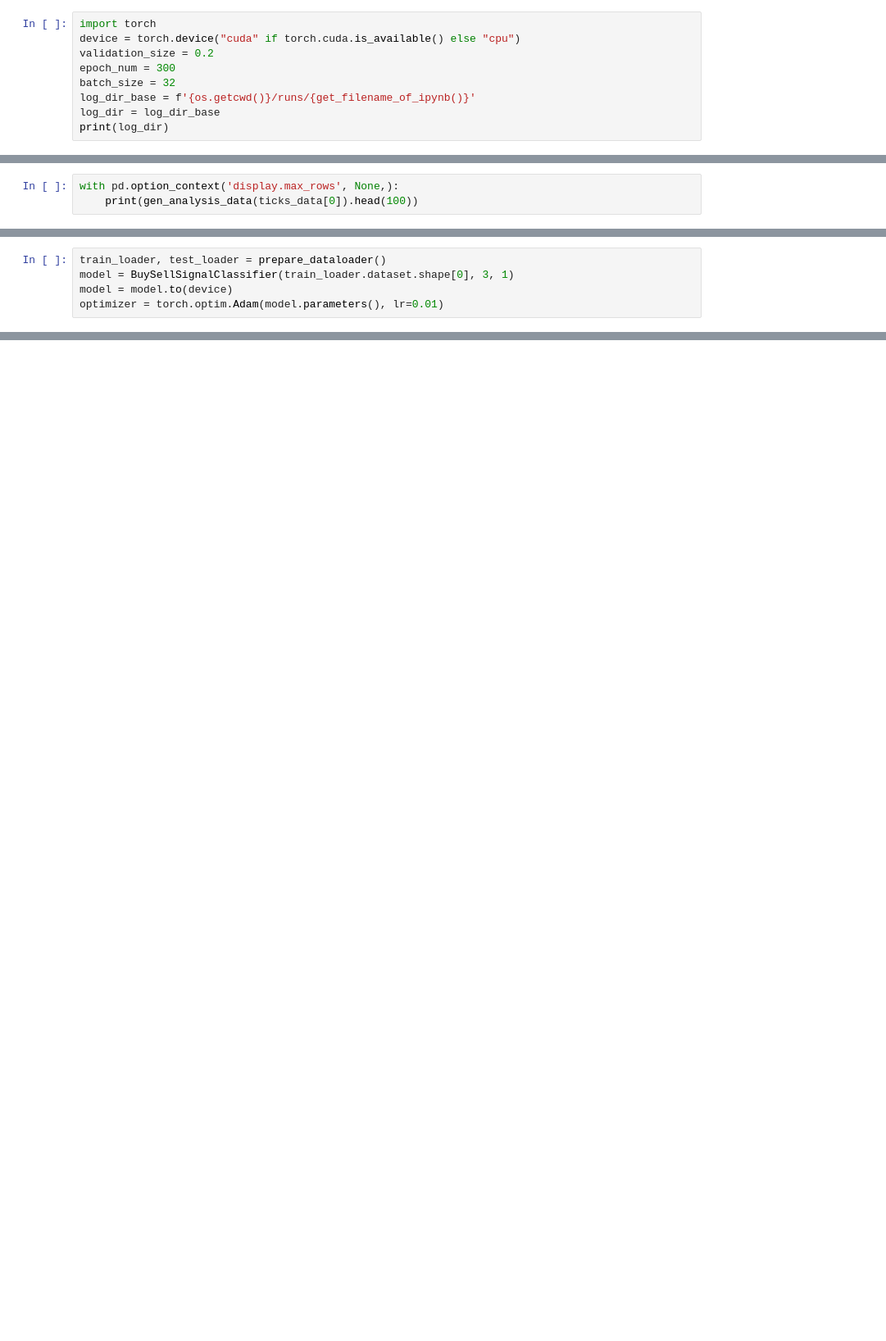
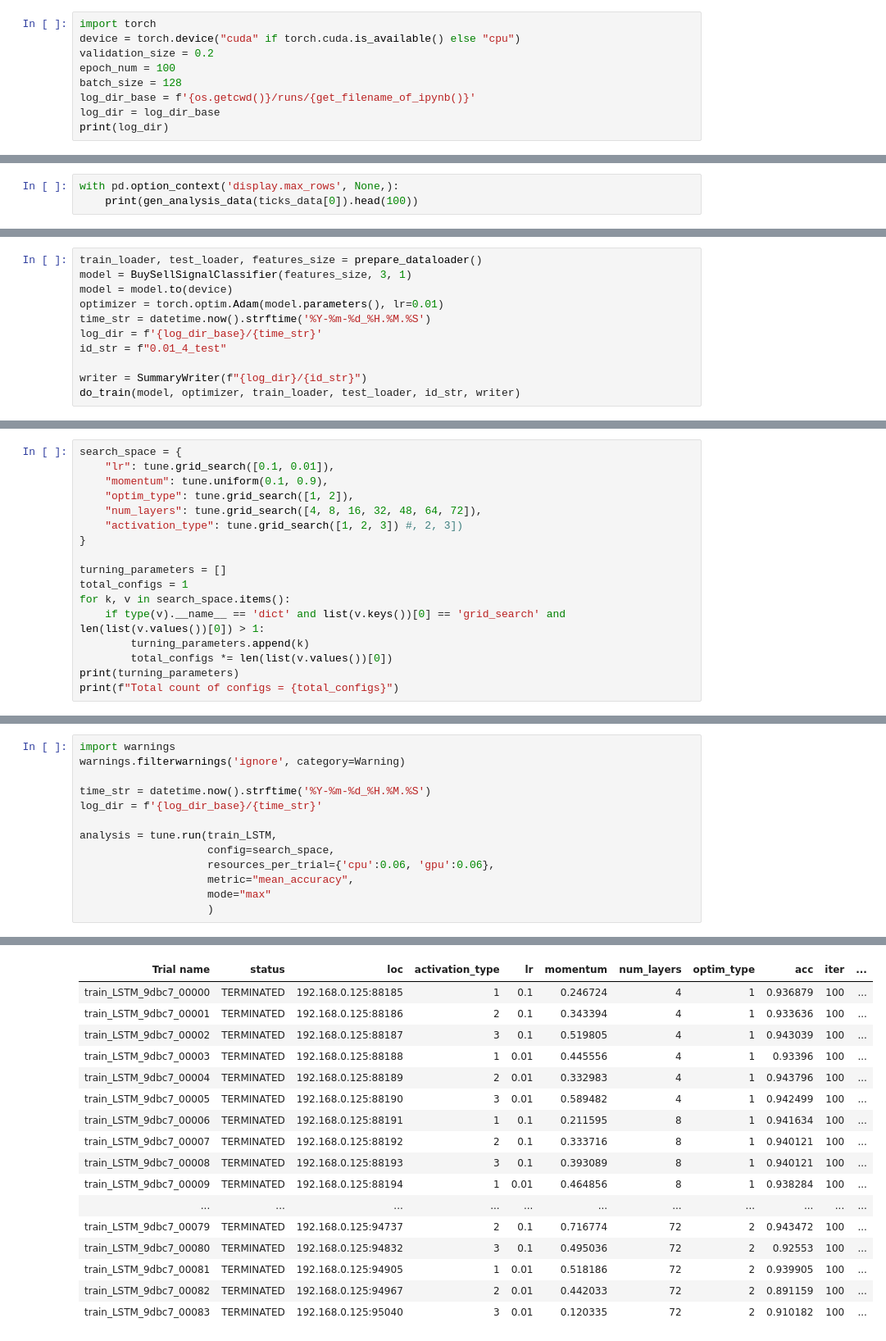
Before and after one commit to cloudaipro/fin-ml, a Jupyter notebook: BuySellSignalPrediction.ipynb, the cells around one changed output, grey strips where cells are left out. Shown at 82% size. Drawn from its saved outputs; the diff is of its cells as text; blank space fills up the shorter version.

Commit message:
BuySellSignalPrediction V1

```diff
--- a/BuySellSignalPrediction.ipynb
+++ b/BuySellSignalPrediction.ipynb
@@ -105,8 +105,8 @@ read /mnt/AIWorkSpace/work/fin-ml/data/INTC.csv completely!
 import torch
 device = torch.device("cuda" if torch.cuda.is_available() else "cpu")
 validation_size = 0.2
-epoch_num = 300
-batch_size = 32
+epoch_num = 100
+batch_size = 128
 log_dir_base = f'{os.getcwd()}/runs/{get_filename_of_ipynb()}'
 log_dir = log_dir_base
 print(log_dir)
@@ -308,8 +324,14 @@ To enable the following instructions: AVX2 AVX_VNNI FMA, in other operations, re
 # %%
-train_loader, test_loader = prepare_dataloader()
-model = BuySellSignalClassifier(train_loader.dataset.shape[0], 3, 1)
+train_loader, test_loader, features_size = prepare_dataloader()
+model = BuySellSignalClassifier(features_size, 3, 1)
 model = model.to(device)
 optimizer = torch.optim.Adam(model.parameters(), lr=0.01)
+time_str = datetime.now().strftime('%Y-%m-%d_%H.%M.%S')
+log_dir = f'{log_dir_base}/{time_str}'
+id_str = f"0.01_4_test"
+
+writer = SummaryWriter(f"{log_dir}/{id_str}")
+do_train(model, optimizer, train_loader, test_loader, id_str, writer)
 # %%
 
 def train_LSTM(config):
@@ -452,0 +376,17 @@ Trial Progress
+# %%
+search_space = {
+    "lr": tune.grid_search([0.1, 0.01]),
+    "momentum": tune.uniform(0.1, 0.9),
+    "optim_type": tune.grid_search([1, 2]),
+    "num_layers": tune.grid_search([4, 8, 16, 32, 48, 64, 72]),
+    "activation_type": tune.grid_search([1, 2, 3]) #, 2, 3])
+}
+
+turning_parameters = []
+total_configs = 1
+for k, v in search_space.items():
+    if type(v).__name__ == 'dict' and list(v.keys())[0] == 'grid_search' and len(list(v.values())[0]) > 1:
+        turning_parameters.append(k)
+        total_configs *= len(list(v.values())[0])
+print(turning_parameters)
+print(f"Total count of configs = {total_configs}")
@@ -452,0 +396,14 @@ Trial Progress
+# %%
+import warnings
+warnings.filterwarnings('ignore', category=Warning)
+
+time_str = datetime.now().strftime('%Y-%m-%d_%H.%M.%S')
+log_dir = f'{log_dir_base}/{time_str}'
+
+analysis = tune.run(train_LSTM,
+                    config=search_space,
+                    resources_per_trial={'cpu':0.06, 'gpu':0.06},
+                    metric="mean_accuracy",
+                    mode="max"
+                    )
+# %% [output]
@@ -452,0 +419,17 @@ Trial Progress
+| Trial name | status | loc | activation_type | lr | momentum | num_layers | optim_type | acc | iter | ... |
+| train_LSTM_9dbc7_00000 | TERMINATED | 192.168.0.125:88185 | 1 | 0.1 | 0.246724 | 4 | 1 | 0.936879 | 100 | ... |
+| train_LSTM_9dbc7_00001 | TERMINATED | 192.168.0.125:88186 | 2 | 0.1 | 0.343394 | 4 | 1 | 0.933636 | 100 | ... |
+| train_LSTM_9dbc7_00002 | TERMINATED | 192.168.0.125:88187 | 3 | 0.1 | 0.519805 | 4 | 1 | 0.943039 | 100 | ... |
+| train_LSTM_9dbc7_00003 | TERMINATED | 192.168.0.125:88188 | 1 | 0.01 | 0.445556 | 4 | 1 | 0.93396 | 100 | ... |
+| train_LSTM_9dbc7_00004 | TERMINATED | 192.168.0.125:88189 | 2 | 0.01 | 0.332983 | 4 | 1 | 0.943796 | 100 | ... |
+| train_LSTM_9dbc7_00005 | TERMINATED | 192.168.0.125:88190 | 3 | 0.01 | 0.589482 | 4 | 1 | 0.942499 | 100 | ... |
+| train_LSTM_9dbc7_00006 | TERMINATED | 192.168.0.125:88191 | 1 | 0.1 | 0.211595 | 8 | 1 | 0.941634 | 100 | ... |
+| train_LSTM_9dbc7_00007 | TERMINATED | 192.168.0.125:88192 | 2 | 0.1 | 0.333716 | 8 | 1 | 0.940121 | 100 | ... |
+| train_LSTM_9dbc7_00008 | TERMINATED | 192.168.0.125:88193 | 3 | 0.1 | 0.393089 | 8 | 1 | 0.940121 | 100 | ... |
+| train_LSTM_9dbc7_00009 | TERMINATED | 192.168.0.125:88194 | 1 | 0.01 | 0.464856 | 8 | 1 | 0.938284 | 100 | ... |
+| ... | ... | ... | ... | ... | ... | ... | ... | ... | ... | ... |
+| train_LSTM_9dbc7_00079 | TERMINATED | 192.168.0.125:94737 | 2 | 0.1 | 0.716774 | 72 | 2 | 0.943472 | 100 | ... |
+| train_LSTM_9dbc7_00080 | TERMINATED | 192.168.0.125:94832 | 3 | 0.1 | 0.495036 | 72 | 2 | 0.92553 | 100 | ... |
+| train_LSTM_9dbc7_00081 | TERMINATED | 192.168.0.125:94905 | 1 | 0.01 | 0.518186 | 72 | 2 | 0.939905 | 100 | ... |
+| train_LSTM_9dbc7_00082 | TERMINATED | 192.168.0.125:94967 | 2 | 0.01 | 0.442033 | 72 | 2 | 0.891159 | 100 | ... |
+| train_LSTM_9dbc7_00083 | TERMINATED | 192.168.0.125:95040 | 3 | 0.01 | 0.120335 | 72 | 2 | 0.910182 | 100 | ... |
```
Also changed, not shown: parts of 21 cells of this notebook, 1 other file.
